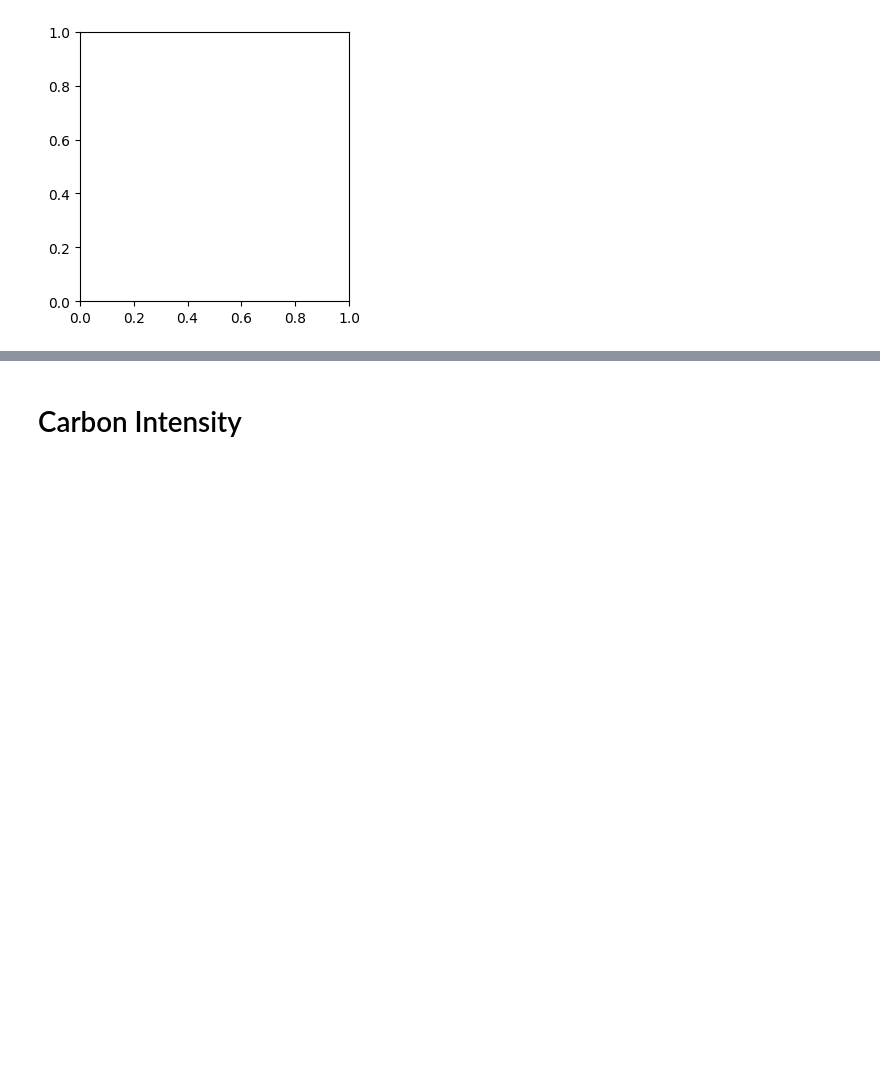
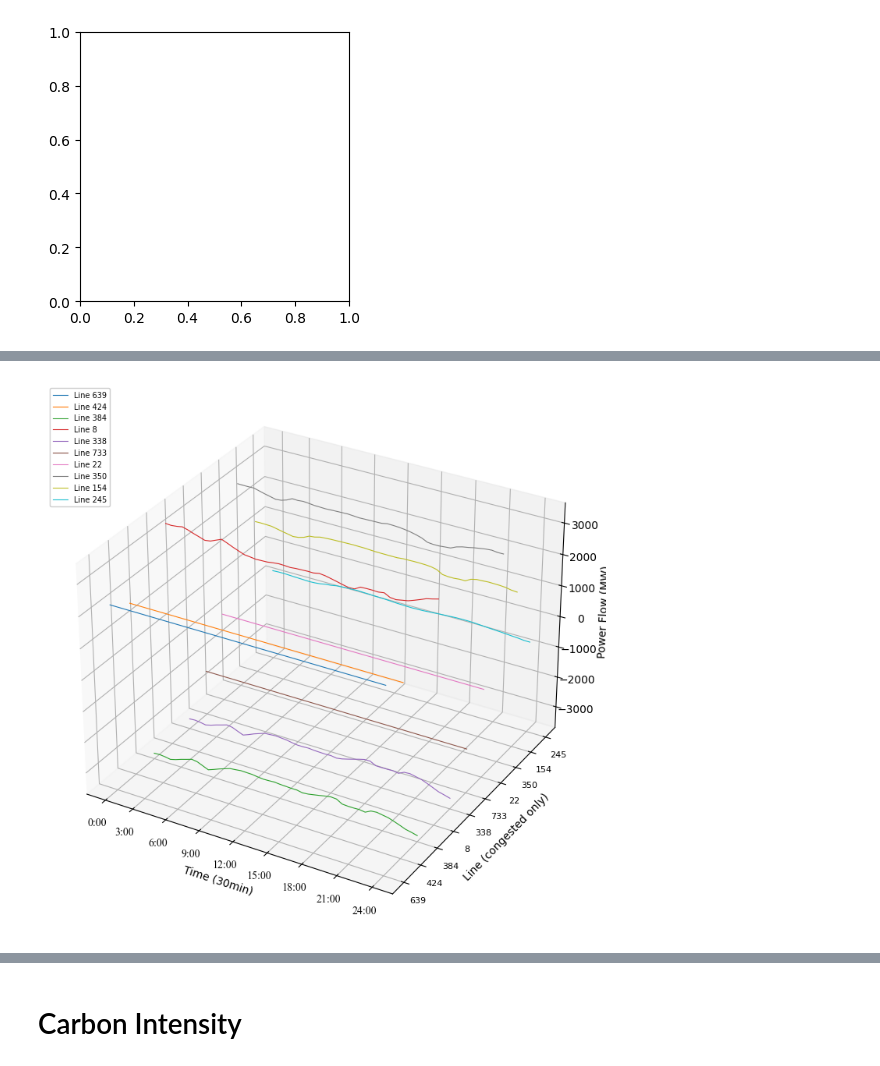
Before and after one commit to zhichuanma/GB_power_opt, a Jupyter notebook: Benchmark_Zhichuan/Centralised.ipynb, the cells around one changed output, grey strips where cells are left out. Cells and saved outputs as stored; diff of their text form; code cells hidden in the pictures; blank space fills up the shorter version.

```diff
--- a/Benchmark_Zhichuan/Centralised.ipynb
+++ b/Benchmark_Zhichuan/Centralised.ipynb
@@ -777,0 +790,16 @@ ValueError: Invalid RGBA argument: 'hydro'
+# %%
+import heapq
+
+congested_lines=[]
+top = []
+for l in range(n_line):
+    rmax = float(np.max(np.abs(flow_sol[l]) / Line_cap[l])) if Line_cap[l] > 0 else 0.0
+    heapq.heappush(top, (-rmax, l))
+
+print("Top-10 lines by max utilization:")
+for _ in range(min(10, len(top))):
+    rneg, l = heapq.heappop(top)
+    r = -rneg
+    t_star = int(np.argmax(np.abs(flow_sol[l]) / Line_cap[l])) if Line_cap[l] > 0 else None
+    print(f"line {l}: max_ratio={r:.4f} at t={t_star}")
+    congested_lines.append(l)
@@ -777,0 +818,55 @@ ValueError: Invalid RGBA argument: 'hydro'
+# %%
+import numpy as np
+import matplotlib.pyplot as plt
+
+# ==== 数据 ====
+time = np.arange(n_time)              # x: Time，用 numpy 数组
+# 只画拥堵线路
+cl = list(congested_lines)            # 确保是可索引的列表
+y_pos = np.arange(len(cl))            # 等距 y 位置：0,1,2,...
+
+# (可选) 显示的标签（这里用真实线路编号；你也可以换成线路名）
+y_labels = [str(l) for l in cl]
+
+# ==== 作图 ====
+fig = plt.figure(figsize=(9, 12))
+ax = fig.add_subplot(111, projection='3d')
+
+# 画每条拥堵线：y 固定为等距位置 y_pos[i]，z 为该线的潮流
+for i, l in enumerate(cl):
+    ax.plot(
+        time,                               # x: 时间
+        np.full_like(time, y_pos[i]),       # y: 等距索引
+        flow_sol[l],                        # z: 功率流（若要绝对值可改成 np.abs(flow_sol[l])）
+        linewidth=0.8,
+        label=f'Line {l}'
+    )
+
+# 轴标签
+ax.set_xlabel('Time (30min)')
+ax.set_ylabel('Line (congested only)')
+ax.set_zlabel('Power Flow (MW)')
+
+# y 轴：等距刻度 + 真实线路编号作为标签
+ax.set_yticks(y_pos)
+ax.set_yticklabels(y_labels, fontsize=8)    # 标签太多可再调小或旋转
+
+# x 轴刻度
+ax.set_xticks([0,5,11,17,23,29,35,41,47])
+ax.set_xticklabels(
+    ['0:00','3:00','6:00','9:00','12:00','15:00','18:00','21:00','24:00'],
+    fontname="Times New Roman"
+)
+
+# 网格线粗细
+ax.xaxis._axinfo['grid'].update(linewidth=0.8)
+ax.yaxis._axinfo['grid'].update(linewidth=0.8)
+ax.zaxis._axinfo['grid'].update(linewidth=0.8)
+
+# (可选) 图例：线路多时建议关掉或用小字体
+ax.legend(fontsize=7, loc='upper left', framealpha=1)
+
+plt.tight_layout()
+plt.show()
+# %% [output]
+[figure, added]
```
Also changed, not shown: parts of 24 cells of this notebook, 57 other files.
